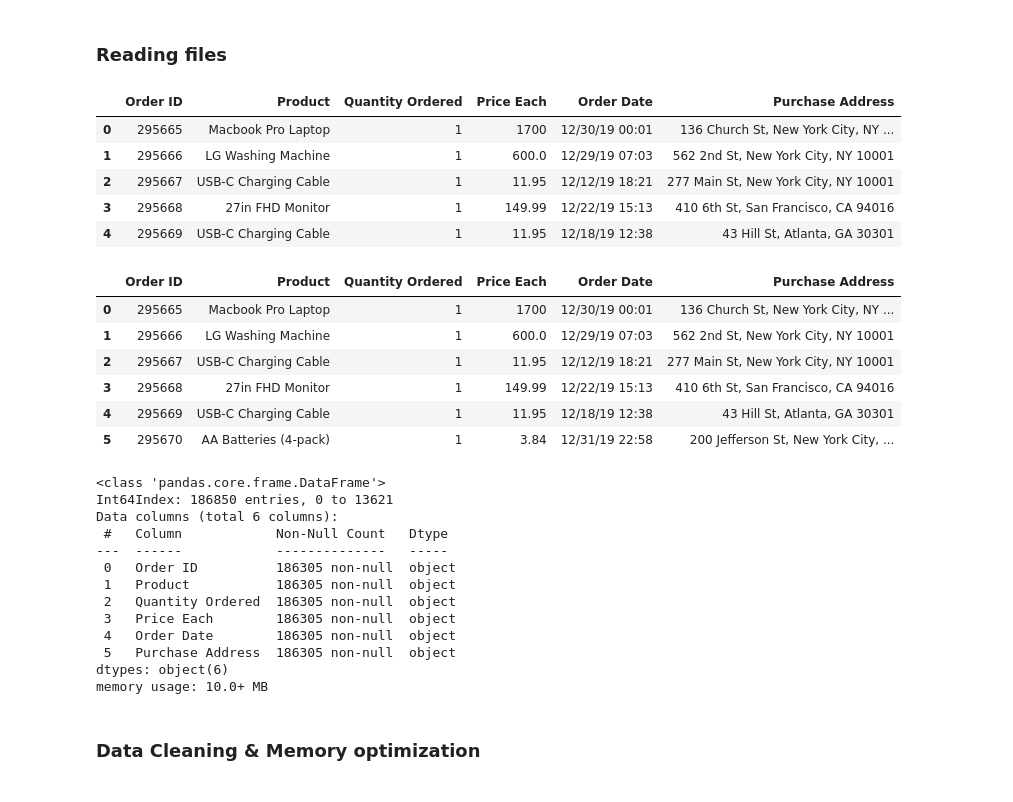
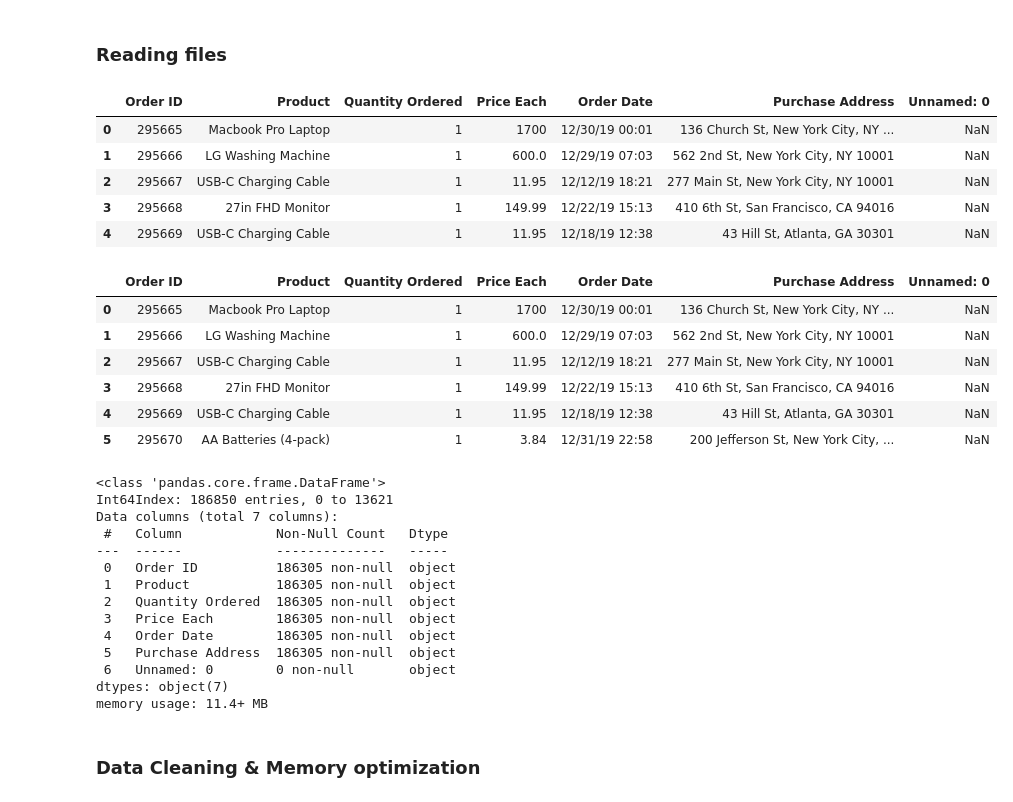
Before and after one commit to Kokolipa/pandas-projects, a Jupyter notebook: Pandas Project 1/Analysis.ipynb, the cells around one changed output. Cells and saved outputs as stored; diff of their text form; code cells hidden in the pictures.

```diff
--- a/Pandas Project 1/Analysis.ipynb
+++ b/Pandas Project 1/Analysis.ipynb
@@ -17,47 +17,47 @@ plt.rcParams['figure.figsize']= (10, 4)
 # %%
 # Reading sample file to view data
 df = pd.read_csv("/Users/galbeeir/Desktop/git/demo-repo/Pandas Project 1/Sales_Data/Sales_April_2019.csv")
 
 # Read the path
 file_path = "/Users/galbeeir/Desktop/git/demo-repo/Pandas Project 1/Sales_Data/"
 
 # List all the files from the directory
 file_list = os.listdir(file_path)
 
 # Merge all files stored in file_list
 merged_files = pd.DataFrame()
 
 for file in file_list:
 
-    df = pd.read_csv(file_path+file)
+    df = pd.read_csv(file_path+file, delimiter=',', encoding='utf-8')
 
     merged_files = pd.concat([merged_files, df])
 
 merged_files.head()
 # %% [output]
-|  | Order ID | Product | Quantity Ordered | Price Each | Order Date | Purchase Address |
-| 0 | 295665 | Macbook Pro Laptop | 1 | 1700 | 12/30/19 00:01 | 136 Church St, New York City, NY ... |
-| 1 | 295666 | LG Washing Machine | 1 | 600.0 | 12/29/19 07:03 | 562 2nd St, New York City, NY 10001 |
-| 2 | 295667 | USB-C Charging Cable | 1 | 11.95 | 12/12/19 18:21 | 277 Main St, New York City, NY 10001 |
-| 3 | 295668 | 27in FHD Monitor | 1 | 149.99 | 12/22/19 15:13 | 410 6th St, San Francisco, CA 94016 |
-| 4 | 295669 | USB-C Charging Cable | 1 | 11.95 | 12/18/19 12:38 | 43 Hill St, Atlanta, GA 30301 |
+|  | Order ID | Product | Quantity Ordered | Price Each | Order Date | Purchase Address | Unnamed: 0 |
+| 0 | 295665 | Macbook Pro Laptop | 1 | 1700 | 12/30/19 00:01 | 136 Church St, New York City, NY ... | NaN |
+| 1 | 295666 | LG Washing Machine | 1 | 600.0 | 12/29/19 07:03 | 562 2nd St, New York City, NY 10001 | NaN |
+| 2 | 295667 | USB-C Charging Cable | 1 | 11.95 | 12/12/19 18:21 | 277 Main St, New York City, NY 10001 | NaN |
+| 3 | 295668 | 27in FHD Monitor | 1 | 149.99 | 12/22/19 15:13 | 410 6th St, San Francisco, CA 94016 | NaN |
+| 4 | 295669 | USB-C Charging Cable | 1 | 11.95 | 12/18/19 12:38 | 43 Hill St, Atlanta, GA 30301 | NaN |
 # %%
 merged_files.head(6)
 # %% [output]
-|  | Order ID | Product | Quantity Ordered | Price Each | Order Date | Purchase Address |
-| 0 | 295665 | Macbook Pro Laptop | 1 | 1700 | 12/30/19 00:01 | 136 Church St, New York City, NY ... |
-| 1 | 295666 | LG Washing Machine | 1 | 600.0 | 12/29/19 07:03 | 562 2nd St, New York City, NY 10001 |
-| 2 | 295667 | USB-C Charging Cable | 1 | 11.95 | 12/12/19 18:21 | 277 Main St, New York City, NY 10001 |
-| 3 | 295668 | 27in FHD Monitor | 1 | 149.99 | 12/22/19 15:13 | 410 6th St, San Francisco, CA 94016 |
-| 4 | 295669 | USB-C Charging Cable | 1 | 11.95 | 12/18/19 12:38 | 43 Hill St, Atlanta, GA 30301 |
-| 5 | 295670 | AA Batteries (4-pack) | 1 | 3.84 | 12/31/19 22:58 | 200 Jefferson St, New York City, ... |
+|  | Order ID | Product | Quantity Ordered | Price Each | Order Date | Purchase Address | Unnamed: 0 |
+| 0 | 295665 | Macbook Pro Laptop | 1 | 1700 | 12/30/19 00:01 | 136 Church St, New York City, NY ... | NaN |
+| 1 | 295666 | LG Washing Machine | 1 | 600.0 | 12/29/19 07:03 | 562 2nd St, New York City, NY 10001 | NaN |
+| 2 | 295667 | USB-C Charging Cable | 1 | 11.95 | 12/12/19 18:21 | 277 Main St, New York City, NY 10001 | NaN |
+| 3 | 295668 | 27in FHD Monitor | 1 | 149.99 | 12/22/19 15:13 | 410 6th St, San Francisco, CA 94016 | NaN |
+| 4 | 295669 | USB-C Charging Cable | 1 | 11.95 | 12/18/19 12:38 | 43 Hill St, Atlanta, GA 30301 | NaN |
+| 5 | 295670 | AA Batteries (4-pack) | 1 | 3.84 | 12/31/19 22:58 | 200 Jefferson St, New York City, ... | NaN |
 # %%
 # Viewing dataset information and column dtypes
 merged_files.info(show_counts=True)
 # %% [output]
 <class 'pandas.core.frame.DataFrame'>
 Int64Index: 186850 entries, 0 to 13621
-Data columns (total 6 columns):
+Data columns (total 7 columns):
  #   Column            Non-Null Count   Dtype
 ---  ------            --------------   -----
  0   Order ID          186305 non-null  object
@@ -66,8 +66,9 @@ Data columns (total 6 columns):
  3   Price Each        186305 non-null  object
  4   Order Date        186305 non-null  object
  5   Purchase Address  186305 non-null  object
-dtypes: object(6)
-memory usage: 10.0+ MB
+ 6   Unnamed: 0        0 non-null       object
+dtypes: object(7)
+memory usage: 11.4+ MB
 # %% [markdown]
 ### Data Cleaning & Memory optimization
 # %%
```
Also changed, not shown: parts of 6 cells of this notebook, 2 other files.
